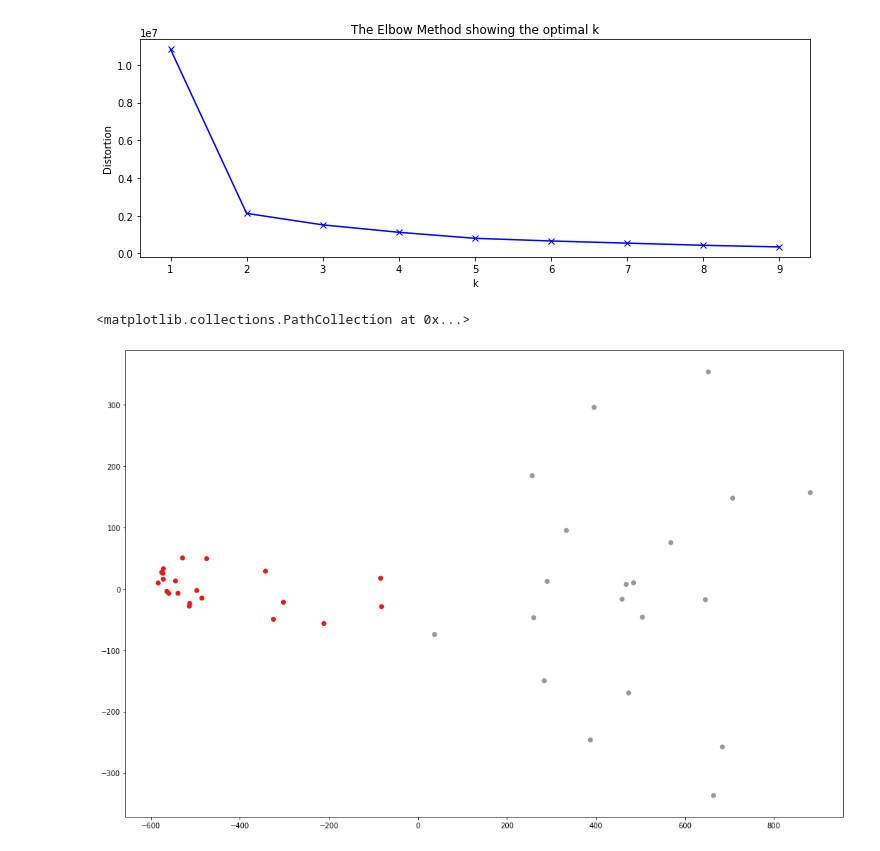
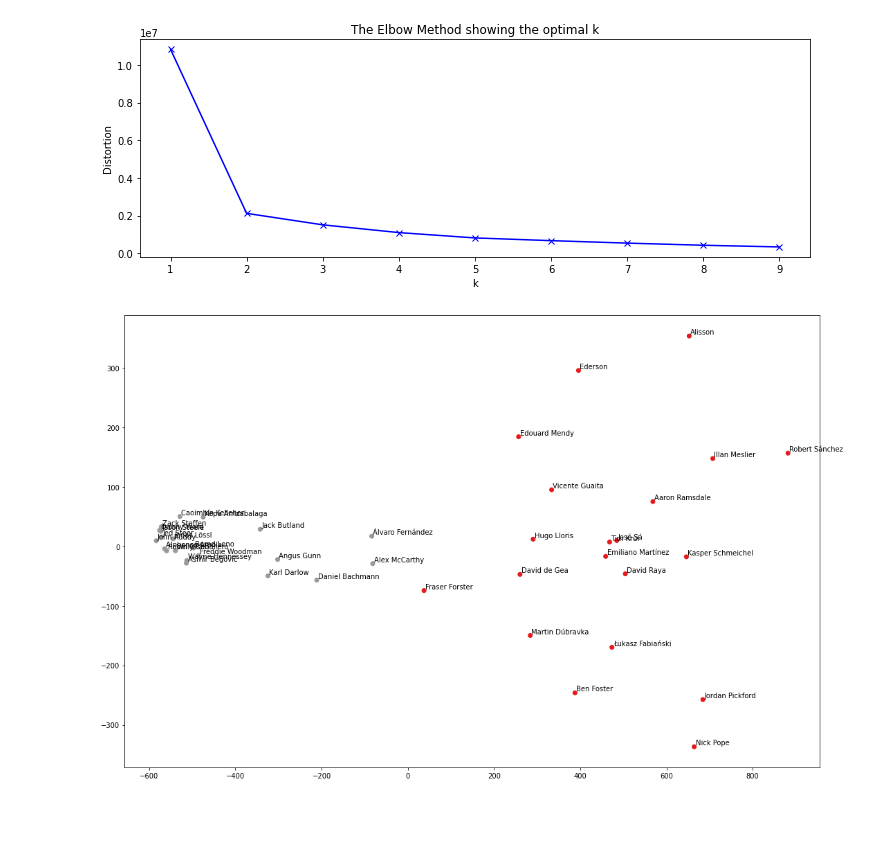
Before and after one commit to cacbondioxit/Clustering-Goalkeeper, a Jupyter notebook: ML_Project_code_updated.ipynb, the cells around one changed output. Cells and saved outputs as stored; diff of their text form; code cells hidden in the pictures; blank space fills up the shorter version.

```diff
--- a/ML_Project_code_updated.ipynb
+++ b/ML_Project_code_updated.ipynb
@@ -295,9 +295,10 @@ df_pca['k_means'] = kmeanModel.predict(df)
 # %%
 fig, ax = plt.subplots(figsize=(18,12))
 ax.scatter(df_pca["pca1"], df_pca["pca2"], c=df_pca['k_means'], cmap=plt.cm.Set1)
+for i, txt in enumerate(list(df1["Player"])):
+    ax.annotate(txt, (df_pca.loc[i, "pca1"]+3, df_pca.loc[i, "pca2"]+3))
 # %% [output]
-<matplotlib.collections.PathCollection at 0x...>
-[figure, old version]
+[figure, new version]
 # %%
 df_res = pd.concat([df1['Player'], df_pca['k_means']], axis=1)
 # %%
```
Also changed, not shown: parts of 7 cells of this notebook.
